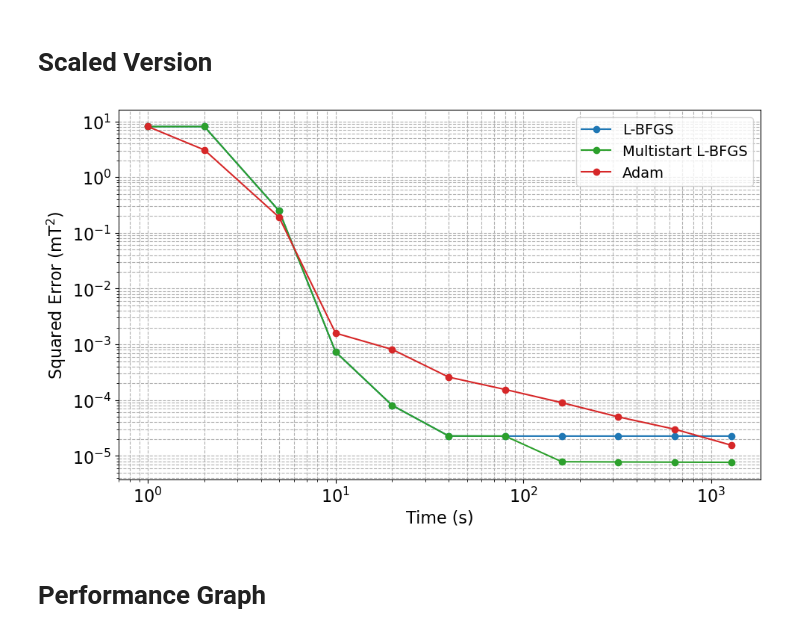
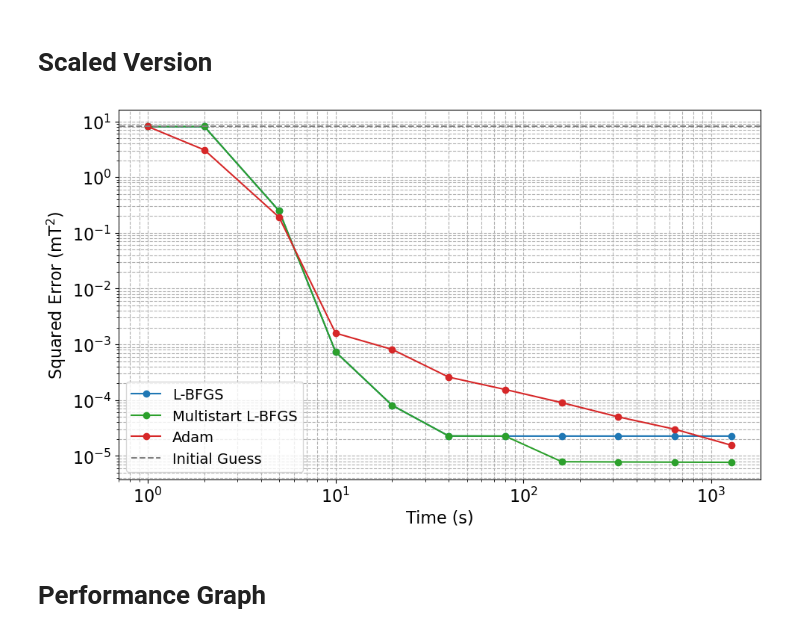
Before and after one commit to joostwijn/Rotating_Magnetic_Setup, a Jupyter notebook: 3. Magnets/Images_Optimization.ipynb, the cells around one changed output. Saved outputs shown, nothing was run; the diff lists cells and outputs as text; code cells hidden in the pictures.

```diff
--- a/3. Magnets/Images_Optimization.ipynb
+++ b/3. Magnets/Images_Optimization.ipynb
@@ -250,38 +267,55 @@ TIME_MLBFGS_SCALED = [1, 2, 5, 10, 20, 40, 80, 160, 320, 640, 1280]
 # Error Adam Optimizer 50e-3 LR = 0.1
 ERROR_AO_SCALED = [8.096, 3.083, 1.91e-1, 1.59e-3, 8.12e-4, 2.585e-4, 1.55e-4, 9.0e-5, 5.0e-5, 3.0e-5, 1.55e-5]
 TIME_AO_SCALED = [1, 2, 5, 10, 20, 40, 80, 160, 320, 640, 1280]
+
+# Error Initial Guess
+ERROR_IG_SCALED = [8.096, 8.096]
+TIME_IG_SCALED = [0, 2080]
 # %%
 import matplotlib.pyplot as plt
 
 plt.rcParams.update({
-    "font.size": 14,         # default text size
-    "axes.titlesize": 16,    # axes title
-    "axes.labelsize": 16,    # x and y labels
-    "xtick.labelsize": 16,   # tick labels
+    "font.size": 14,
+    "axes.titlesize": 16,
+    "axes.labelsize": 16,
+    "xtick.labelsize": 16,
     "ytick.labelsize": 16,
     "legend.fontsize": 14,
 })
 
 plt.figure(figsize=(10, 6))
 
-# Plots with labels
-plt.plot(TIME_LBFGS_SCALED,      ERROR_LBFGS_SCALED,      marker='o', linestyle='-', color="tab:blue",   label="L-BFGS")
-plt.plot(TIME_MLBFGS_SCALED,      ERROR_MLBFGS_SCALED,      marker='o', linestyle='-', color="tab:green", label="Multistart L-BFGS")
-plt.plot(TIME_AO_SCALED,      ERROR_AO_SCALED,   marker='o', linestyle='-', color="tab:red",  label="Adam")
+# Plots with labels (excluding Initial Guess)
+plt.plot(TIME_LBFGS_SCALED,   ERROR_LBFGS_SCALED,   marker='o', linestyle='-', color="tab:blue",   label="L-BFGS")
+plt.plot(TIME_MLBFGS_SCALED,  ERROR_MLBFGS_SCALED,  marker='o', linestyle='-', color="tab:green",  label="Multistart L-BFGS")
+plt.plot(TIME_AO_SCALED,      ERROR_AO_SCALED,      marker='o', linestyle='-', color="tab:red",    label="Adam")
 
 # Log scale & labels
 plt.xscale("log")
 plt.yscale("log")
 plt.xlabel("Time (s)")
 plt.ylabel(r"$\mathrm{Squared\ Error\ (mT^2)}$")
+plt.grid(True, which="both", ls="--")
+plt.tight_layout()
 
-# Grid and legend
-plt.grid(True, which="both", ls="--")
-plt.legend(loc="upper right", ncol=1)
-plt.tight_layout()
+# Get current axis limits
+ax = plt.gca()
+xlim = ax.get_xlim()
+ylim = ax.get_ylim()
+
+# Plot Initial Guess after setting limits
+plt.plot(TIME_IG_SCALED, ERROR_IG_SCALED, linestyle='--', color="tab:gray", label="Initial Guess")
+
+# Restore the axis limits so IG does not influence them
+plt.xlim(xlim)
+plt.ylim(ylim)
+
+# Draw legend again so IG appears in it
+plt.legend(loc="lower left", ncol=1)
+
 plt.show()
 # %% [output]
-[figure, old version]
+[figure, new version]
 # %% [markdown]
 # Performance Graph
 # %%
```
Also changed, not shown: parts of 11 cells of this notebook.
